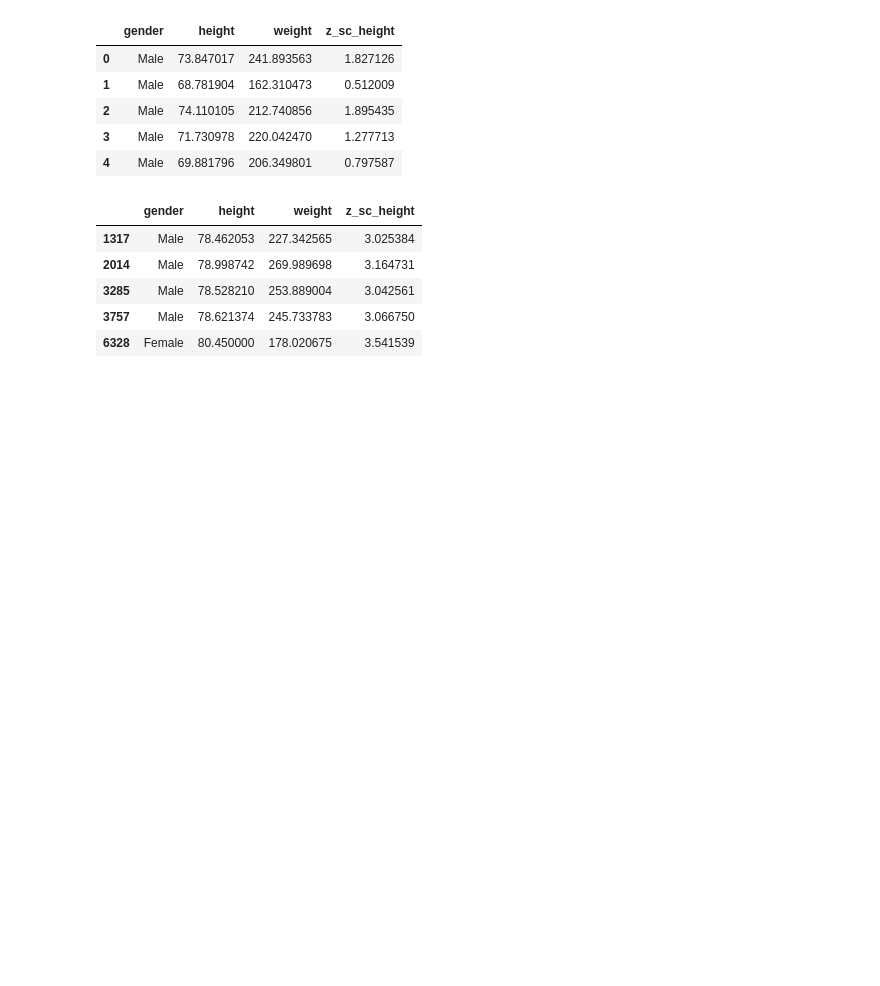
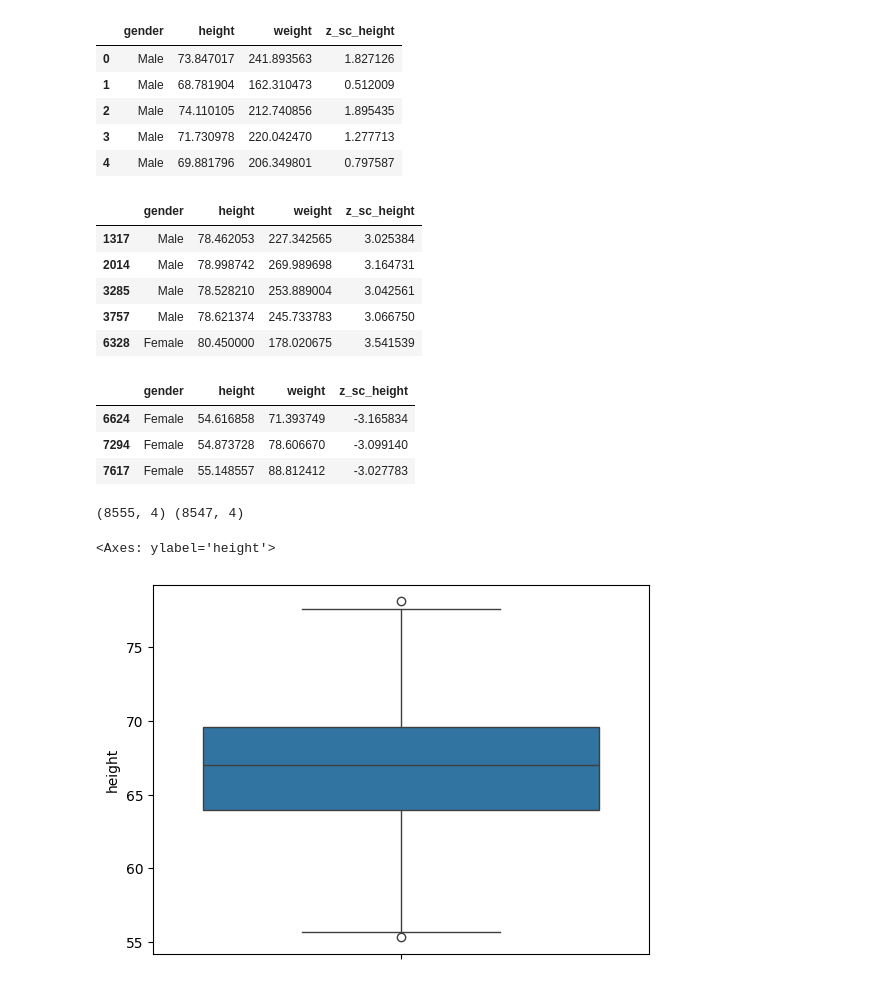
Before and after one commit to Md-Maruf-1727/Statistics, a Jupyter notebook: Outlier removing/outlier_1.ipynb, the cells around one changed output. Saved outputs shown, nothing was run; the diff lists cells and outputs as text; code cells hidden in the pictures; blank space fills up the shorter version.

```diff
--- a/Outlier removing/outlier_1.ipynb
+++ b/Outlier removing/outlier_1.ipynb
@@ -79,3 +79,21 @@ df[df['z_sc_height']>3]
 | 3285 | Male | 78.528210 | 253.889004 | 3.042561 |
 | 3757 | Male | 78.621374 | 245.733783 | 3.066750 |
 | 6328 | Female | 80.450000 | 178.020675 | 3.541539 |
+# %%
+df[df['z_sc_height']<-3]
+# %% [output]
+|  | gender | height | weight | z_sc_height |
+| 6624 | Female | 54.616858 | 71.393749 | -3.165834 |
+| 7294 | Female | 54.873728 | 78.606670 | -3.099140 |
+| 7617 | Female | 55.148557 | 88.812412 | -3.027783 |
+# %%
+df1 = df[(df['z_sc_height'] <= 3) & (df['z_sc_height'] >= -3)]
+# %%
+print(df.shape, df1.shape)
+# %% [output]
+(8555, 4) (8547, 4)
+# %%
+sns.boxplot(df1['height'])
+# %% [output]
+<Axes: ylabel='height'>
+[figure, added]
```
Also changed, not shown: parts of 19 cells of this notebook.
